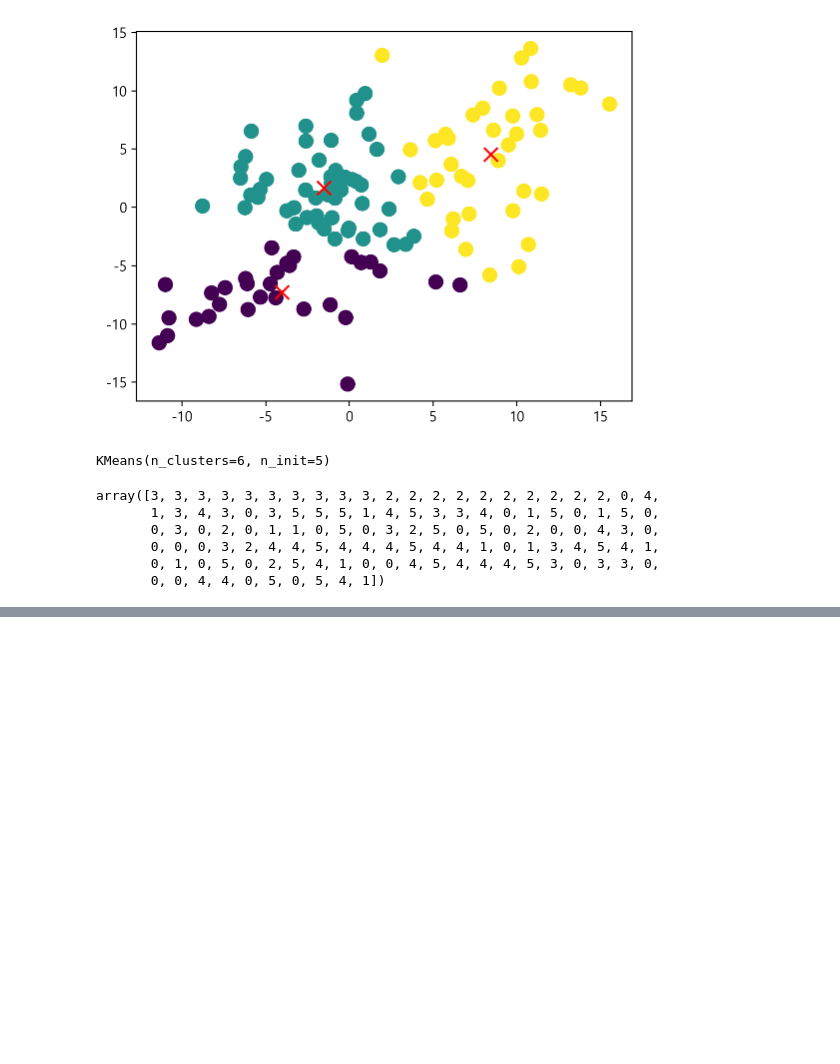
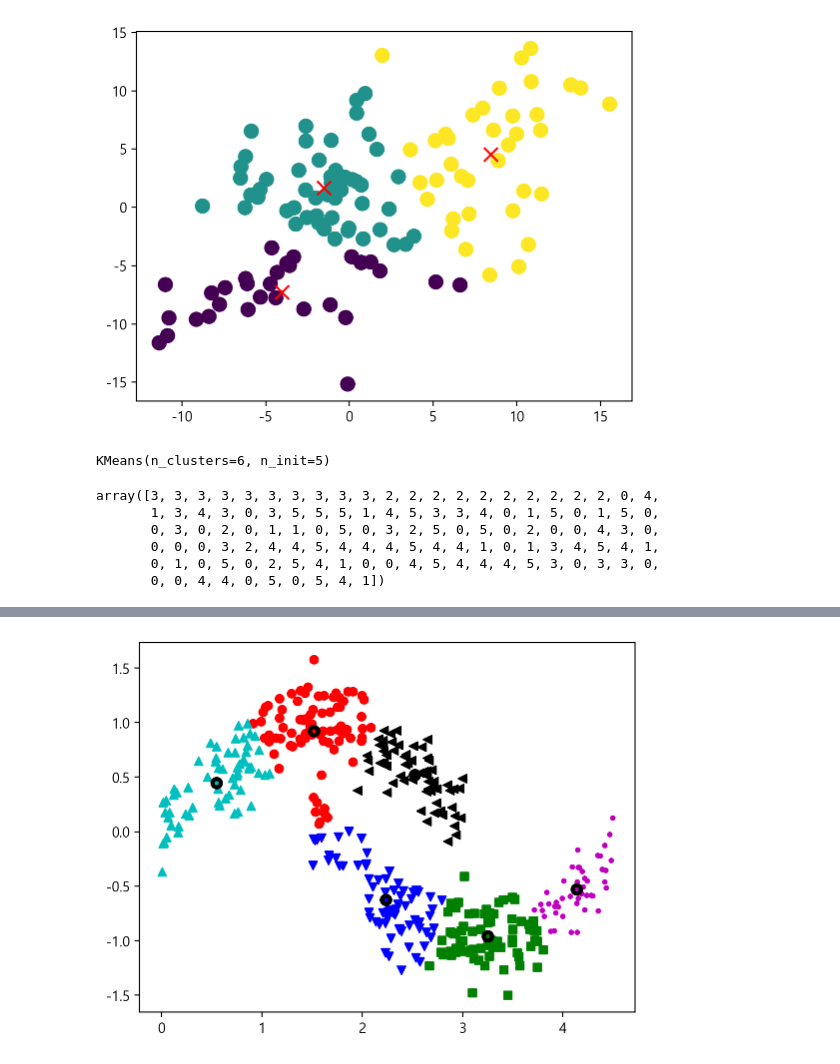
Before and after one commit to yisy0703/ai, a Jupyter notebook: source/13_MachineLearning/2장_군집분석.ipynb, the cells around one changed output, grey strips where cells are left out. Cells and saved outputs as stored; diff of their text form; code cells hidden in the pictures; blank space fills up the shorter version.

```diff
--- a/source/13_MachineLearning/2장_군집분석.ipynb
+++ b/source/13_MachineLearning/2장_군집분석.ipynb
@@ -334,0 +366,13 @@ for i, c in enumerate(centers):
+# %%
+model = KMeans(n_clusters=6, init='k-means++', n_init=2)
+model.fit(data[:,0:2])
+centers = model.cluster_centers_ # 중심점
+colors = ['r','g','b','c','m','k']
+markers = ['o','s','v','^','.','<']
+for i, c in enumerate(centers):
+    plt.scatter(x=data[model.labels_==i, 0],
+                y=data[model.labels_==i, 1],
+                c=colors[i], marker=markers[i])
+    plt.scatter(x=c[0], y=c[1], c=colors[i], edgecolors='k', lw=3)
+# %% [output]
+[figure, added]
```
Also changed, not shown: parts of 15 cells of this notebook, 1 other file.
